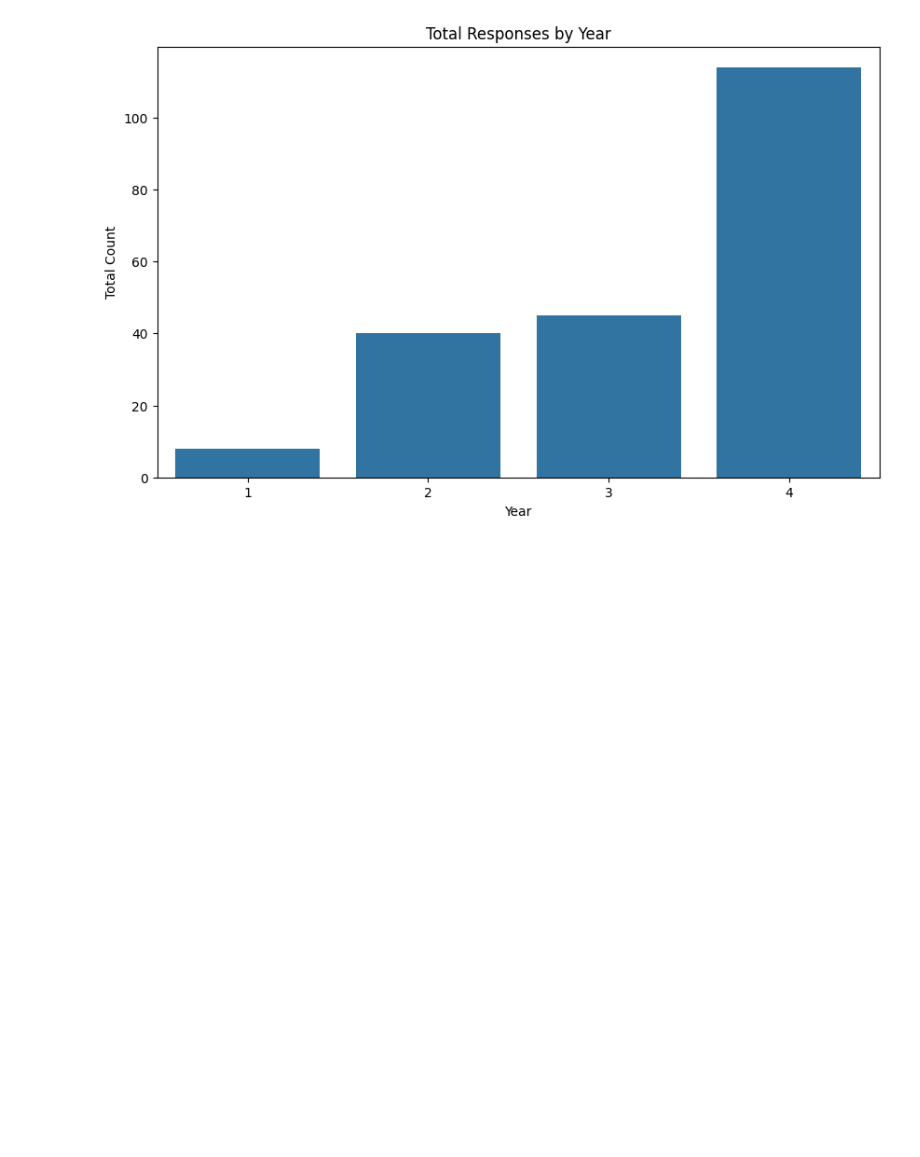
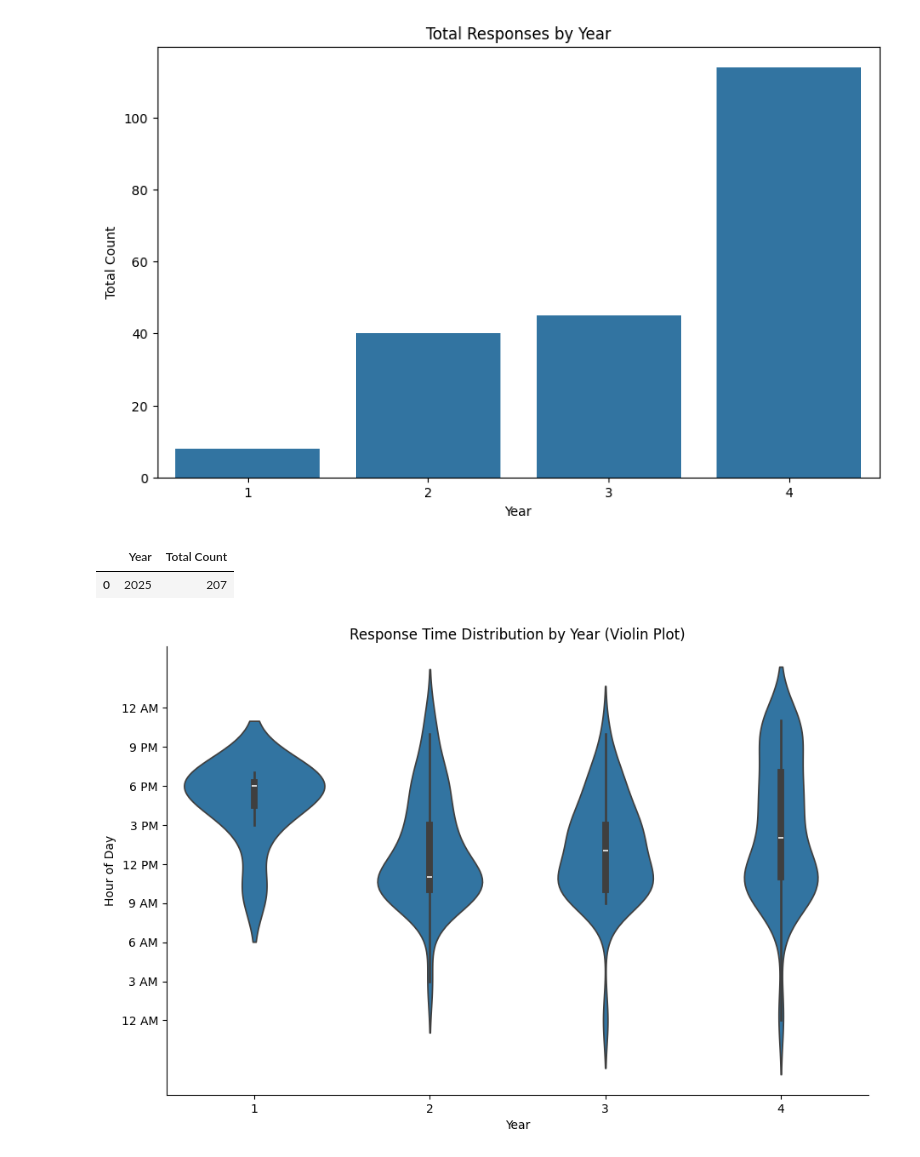
Before and after one commit to UVADS/DS-4002, a Jupyter notebook: EDA.ipynb, the cells around one changed output. Cells and saved outputs as stored; diff of their text form; code cells hidden in the pictures; blank space fills up the shorter version.

```diff
--- a/EDA.ipynb
+++ b/EDA.ipynb
@@ -108,3 +108,43 @@ plt.xticks(rotation=0)
 plt.show()
 # %% [output]
 [figure]
+# %%
+import pandas as pd
+
+df['Year'] = pd.to_datetime(df['Timestamp']).dt.year
+grouped_counts_year = df.groupby('Year')['Timestamp'].count().reset_index()
+grouped_counts_year.rename(columns={'Timestamp': 'Total Count'}, inplace=True)
+display(grouped_counts_year)
+# %% [output]
+|  | Year | Total Count |
+| 0 | 2025 | 207 |
+# %%
+df['What year are you in?'] = df['What year are you in?'].astype(str)
+year_order = ['1', '2', '3', '4']
+
+# Use catplot with kind='violin' to show the distribution of data points with ordering
+g = sns.catplot(data=df, x='What year are you in?', y='Hour', order=year_order, height=6, aspect=1.5, kind='violin')
+plt.title('Response Time Distribution by Year (Violin Plot)')
+plt.xlabel('Year')
+plt.ylabel('Hour of Day')
+plt.xticks(rotation=0)
+
+# Format y-axis labels as time (0 to 24 hours) with 3-hour intervals, with 24 labeled as 12 AM
+def format_hour_label(h):
+    if h == 24:
+        return '12 AM'
+    elif h == 0:
+        return '12 AM'
+    elif h < 12:
+        return f'{h} AM'
+    elif h == 12:
+        return '12 PM'
+    else:
+        return f'{h-12} PM'
+
+g.ax.set_yticks(range(0, 25, 3)) # Set ticks at intervals of 3 hours
+g.ax.set_yticklabels([format_hour_label(h) for h in range(0, 25, 3)])
+
+plt.show()
+# %% [output]
+[figure, added]
```
Also changed, not shown: parts of 1 cell of this notebook.
